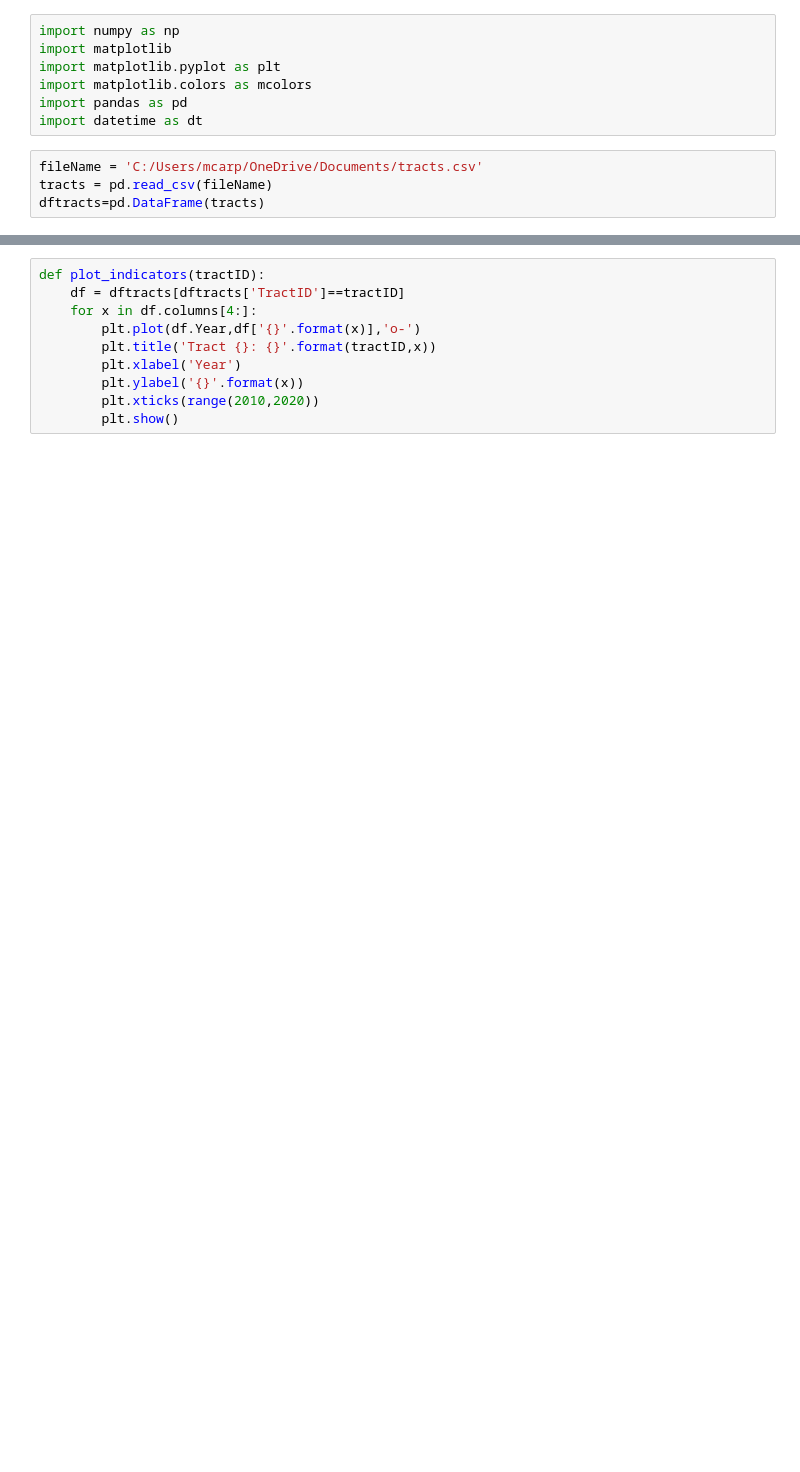
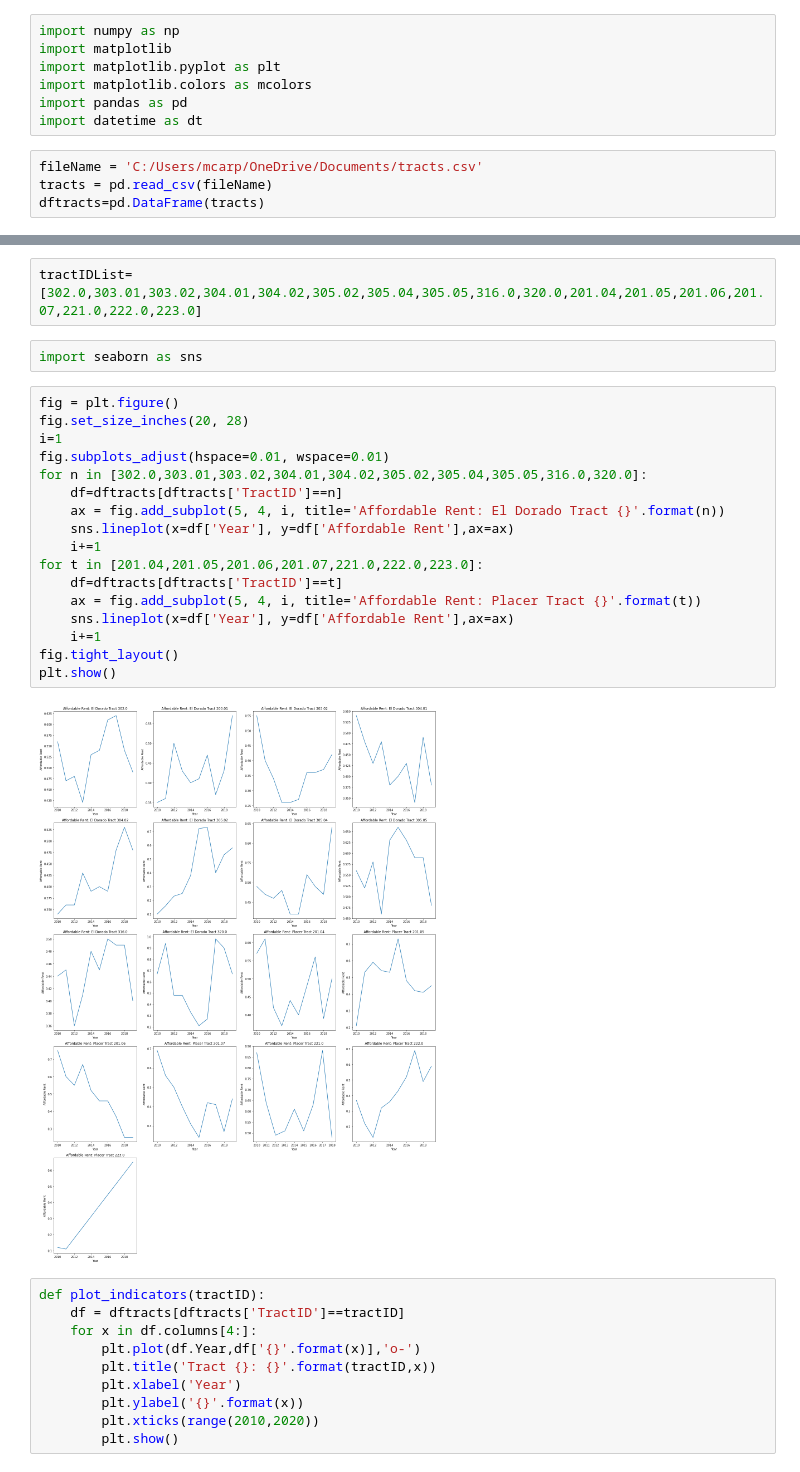
Before and after one commit to mike-carper/Capstone-CDI-Statewide-Viz-Processing, a Jupyter notebook: temporalTahoe.ipynb, the cells around one changed output, grey strips where cells are left out. Drawn from its saved outputs; the diff is of its cells as text; blank space fills up the shorter version.

```diff
--- a/temporalTahoe.ipynb
+++ b/temporalTahoe.ipynb
@@ -21,3 +28,26 @@ dftracts.head()
+# %%
+tractIDList=[302.0,303.01,303.02,304.01,304.02,305.02,305.04,305.05,316.0,320.0,201.04,201.05,201.06,201.07,221.0,222.0,223.0]
+# %%
+import seaborn as sns
+# %%
+fig = plt.figure()
+fig.set_size_inches(20, 28)
+i=1
+fig.subplots_adjust(hspace=0.01, wspace=0.01)
+for n in [302.0,303.01,303.02,304.01,304.02,305.02,305.04,305.05,316.0,320.0]:
+    df=dftracts[dftracts['TractID']==n]
+    ax = fig.add_subplot(5, 4, i, title='Affordable Rent: El Dorado Tract {}'.format(n))
+    sns.lineplot(x=df['Year'], y=df['Affordable Rent'],ax=ax)
+    i+=1
+for t in [201.04,201.05,201.06,201.07,221.0,222.0,223.0]:
+    df=dftracts[dftracts['TractID']==t]
+    ax = fig.add_subplot(5, 4, i, title='Affordable Rent: Placer Tract {}'.format(t))
+    sns.lineplot(x=df['Year'], y=df['Affordable Rent'],ax=ax)
+    i+=1
+fig.tight_layout()
+plt.show()
+# %% [output]
+[figure, added]
 # %%
 def plot_indicators(tractID):
     df = dftracts[dftracts['TractID']==tractID]
```
Also changed, not shown: parts of 3 cells of this notebook.
